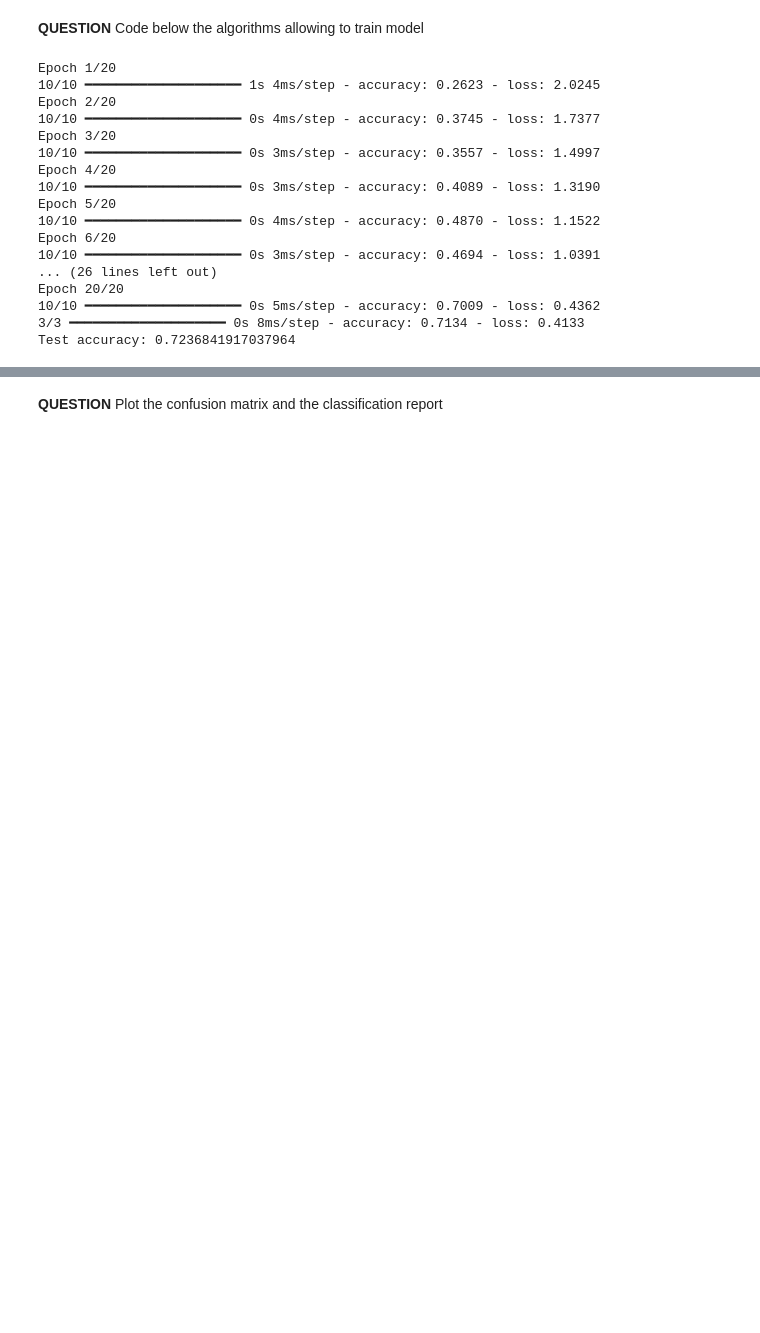
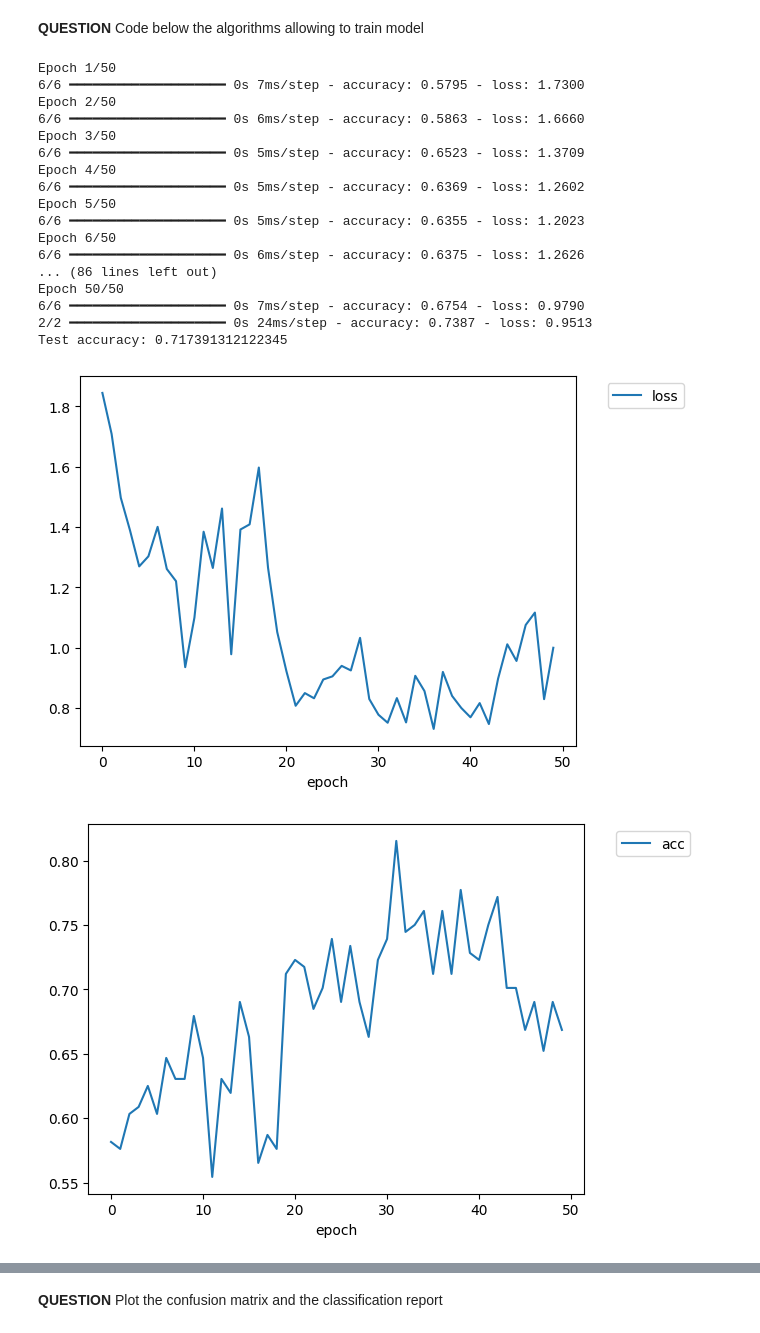
Before and after one commit to Poauline/IA_EMBARQUEE_Predictive_maintenance, a Jupyter notebook: TP_IA_EMBARQUEE.ipynb, the cells around one changed output, grey strips where cells are left out. Drawn from its saved outputs; the diff is of its cells as text; code cells hidden in the pictures; blank space fills up the shorter version.

```diff
--- a/TP_IA_EMBARQUEE.ipynb
+++ b/TP_IA_EMBARQUEE.ipynb
@@ -560,31 +535,36 @@ Model: "my_cnn_model"
 # %% [markdown]
 **QUESTION** Code below the algorithms allowing to train model
 # %%
-nb_epochs=20
+nb_epochs=50
 batch_size=32
 
-training_history = my_cnn_model.fit(X_train,Y_train,
+training_history = improved_mlp_model.fit(X_train,Y_train,
                                     epochs=nb_epochs,
                                     batch_size=batch_size)
 
 # Évaluation du modèle sur les données de test
-test_loss, test_acc = my_cnn_model.evaluate(X_test, Y_test)
+test_loss, test_acc = improved_mlp_model.evaluate(X_test, Y_test)
 print(f"Test accuracy: {test_acc}")
+
+display_training_curves(training_history)
+print("Final Accuracy on test set:", test_acc)
 # %% [output]
-Epoch 1/20
-10/10 ━━━━━━━━━━━━━━━━━━━━ 1s 4ms/step - accuracy: 0.2623 - loss: 2.0245
-Epoch 2/20
-10/10 ━━━━━━━━━━━━━━━━━━━━ 0s 4ms/step - accuracy: 0.3745 - loss: 1.7377
-Epoch 3/20
-10/10 ━━━━━━━━━━━━━━━━━━━━ 0s 3ms/step - accuracy: 0.3557 - loss: 1.4997
-Epoch 4/20
-10/10 ━━━━━━━━━━━━━━━━━━━━ 0s 3ms/step - accuracy: 0.4089 - loss: 1.3190
-Epoch 5/20
-10/10 ━━━━━━━━━━━━━━━━━━━━ 0s 4ms/step - accuracy: 0.4870 - loss: 1.1522
-Epoch 6/20
-10/10 ━━━━━━━━━━━━━━━━━━━━ 0s 3ms/step - accuracy: 0.4694 - loss: 1.0391
-... (26 lines left out)
-Epoch 20/20
-10/10 ━━━━━━━━━━━━━━━━━━━━ 0s 5ms/step - accuracy: 0.7009 - loss: 0.4362
-3/3 ━━━━━━━━━━━━━━━━━━━━ 0s 8ms/step - accuracy: 0.7134 - loss: 0.4133
-Test accuracy: 0.7236841917037964
+Epoch 1/50
+6/6 ━━━━━━━━━━━━━━━━━━━━ 0s 7ms/step - accuracy: 0.5795 - loss: 1.7300
+Epoch 2/50
+6/6 ━━━━━━━━━━━━━━━━━━━━ 0s 6ms/step - accuracy: 0.5863 - loss: 1.6660
+Epoch 3/50
+6/6 ━━━━━━━━━━━━━━━━━━━━ 0s 5ms/step - accuracy: 0.6523 - loss: 1.3709
+Epoch 4/50
+6/6 ━━━━━━━━━━━━━━━━━━━━ 0s 5ms/step - accuracy: 0.6369 - loss: 1.2602
+Epoch 5/50
+6/6 ━━━━━━━━━━━━━━━━━━━━ 0s 5ms/step - accuracy: 0.6355 - loss: 1.2023
+Epoch 6/50
+6/6 ━━━━━━━━━━━━━━━━━━━━ 0s 6ms/step - accuracy: 0.6375 - loss: 1.2626
+... (86 lines left out)
+Epoch 50/50
+6/6 ━━━━━━━━━━━━━━━━━━━━ 0s 7ms/step - accuracy: 0.6754 - loss: 0.9790
+2/2 ━━━━━━━━━━━━━━━━━━━━ 0s 24ms/step - accuracy: 0.7387 - loss: 0.9513
+Test accuracy: 0.717391312122345
+[figure, added]
+[figure, added]
```
Also changed, not shown: parts of 9 cells of this notebook.
